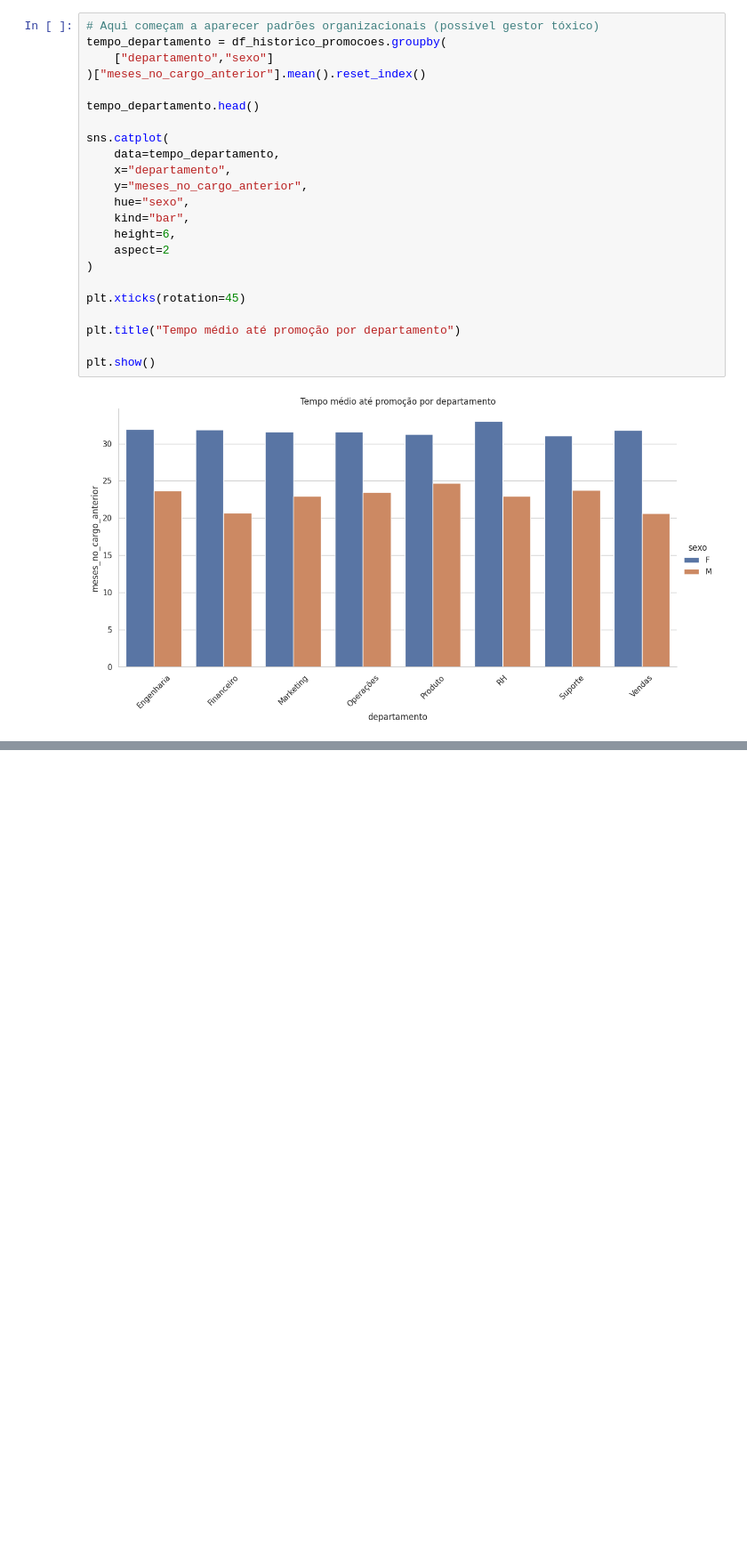
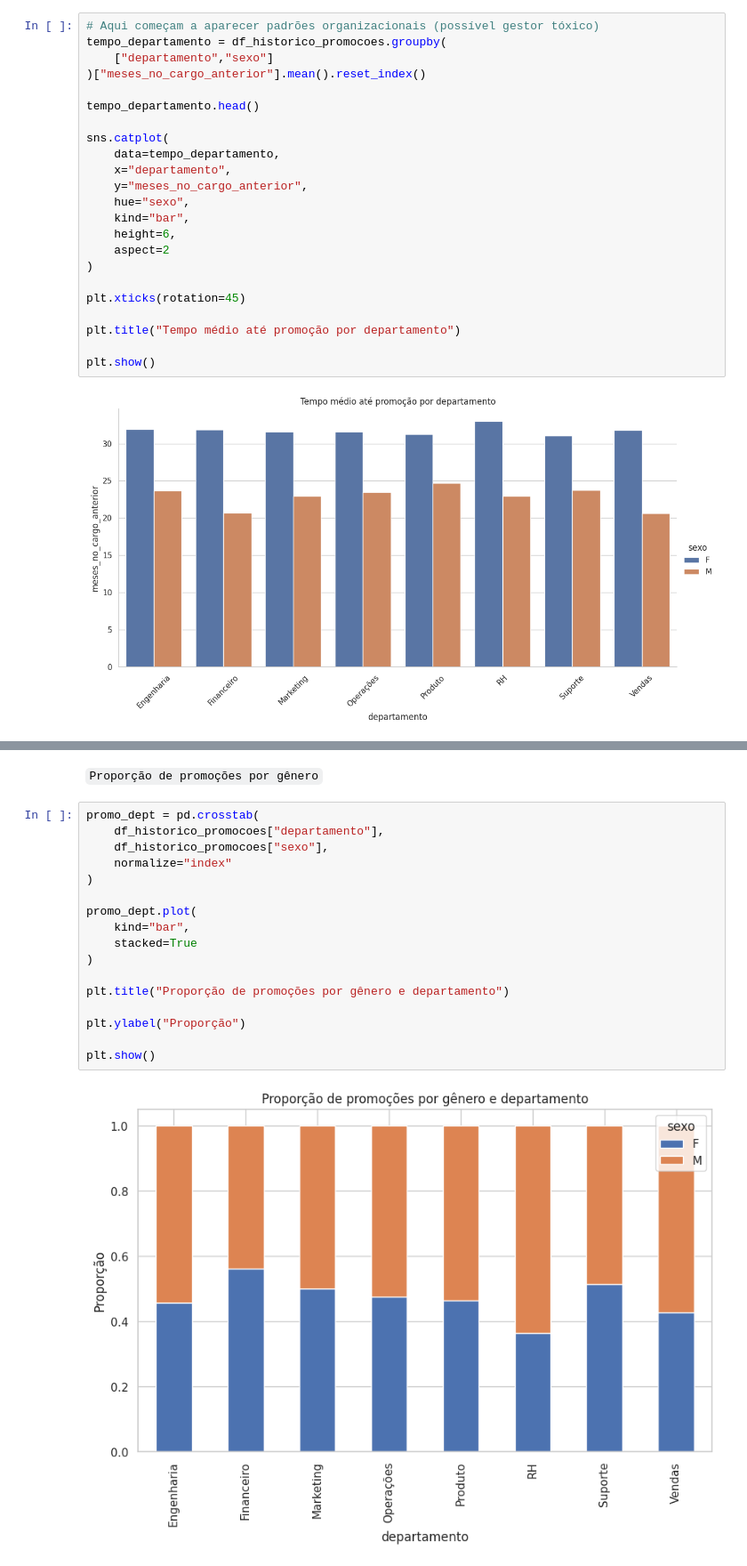
Before and after one commit to marciacastro03/projeto_07-Dossi-Exodus-Crise-de-Talentos_-CDT13, a Jupyter notebook: etl_historico_promocoes.ipynb, the cells around one changed output, grey strips where cells are left out. Shown at 89% size. Cells and saved outputs as stored; diff of their text form; blank space fills up the shorter version.

```diff
--- a/etl_historico_promocoes.ipynb
+++ b/etl_historico_promocoes.ipynb
@@ -158,0 +179,21 @@ plt.show()
+# %% [markdown]
+`Proporção de promoções por gênero`
+# %%
+promo_dept = pd.crosstab(
+    df_historico_promocoes["departamento"],
+    df_historico_promocoes["sexo"],
+    normalize="index"
+)
+
+promo_dept.plot(
+    kind="bar",
+    stacked=True
+)
+
+plt.title("Proporção de promoções por gênero e departamento")
+
+plt.ylabel("Proporção")
+
+plt.show()
+# %% [output]
+[figure, added]
```
Also changed, not shown: parts of 7 cells of this notebook.
